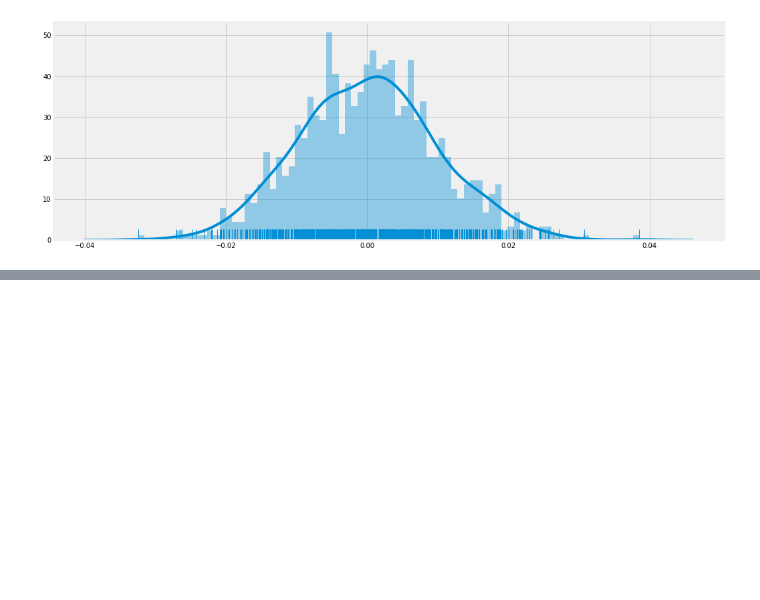
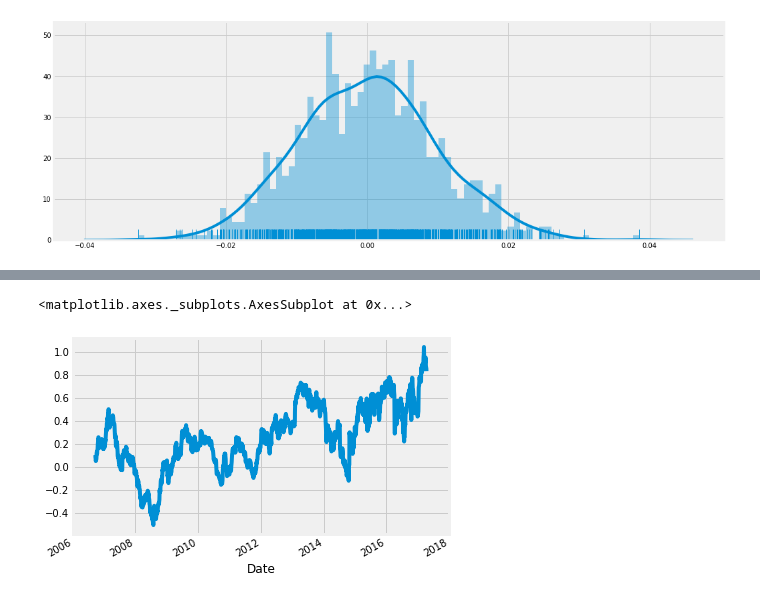
Before and after one commit to suhyun-cho/study, a Jupyter notebook: Time-Series/Time-series_reference.ipynb, the cells around one changed output, grey strips where cells are left out. Cells and saved outputs as stored; diff of their text form; code cells hidden in the pictures; blank space fills up the shorter version.

```diff
--- a/Time-Series/Time-series_reference.ipynb
+++ b/Time-Series/Time-series_reference.ipynb
@@ -651,0 +678,5 @@ plt.show()
+# %%
+decomposed_google_volume.trend.diff().plot()
+# %% [output]
+<matplotlib.axes._subplots.AxesSubplot at 0x...>
+[figure, added]
```
Also changed, not shown: parts of 40 cells of this notebook.
